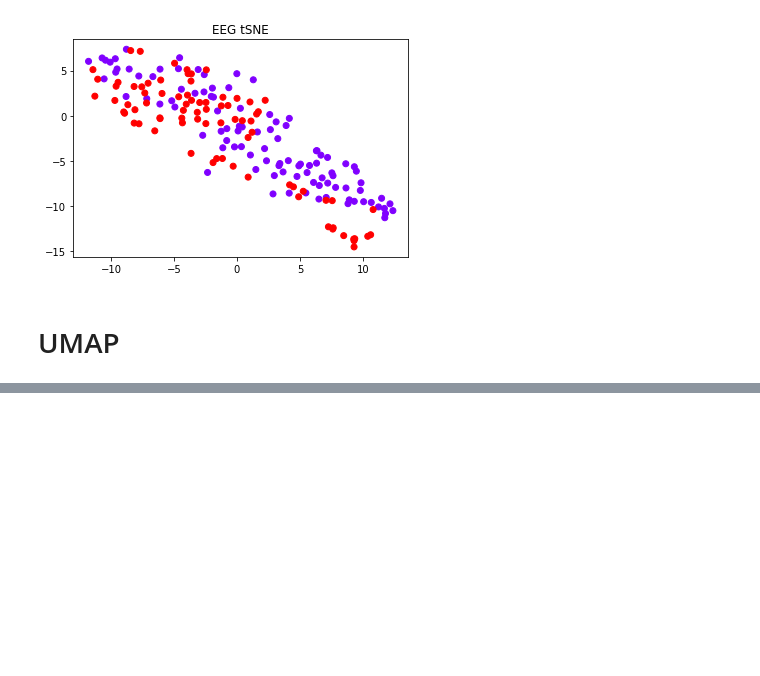
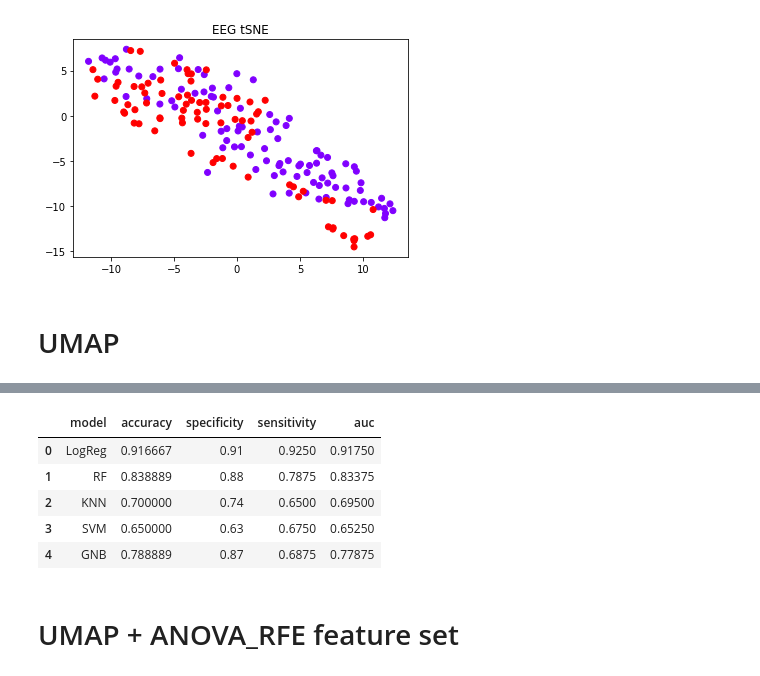
Before and after one commit to hammadkhann/ML-for-AI-and-DS, a Jupyter notebook: Case_study1/Feature_Engineering_Case_Study_1_Hammad.ipynb, the cells around one changed output, grey strips where cells are left out. Cells and saved outputs as stored; diff of their text form; code cells hidden in the pictures; blank space fills up the shorter version.

```diff
--- a/Case_study1/Feature_Engineering_Case_Study_1_Hammad.ipynb
+++ b/Case_study1/Feature_Engineering_Case_Study_1_Hammad.ipynb
@@ -434,0 +452,20 @@ Text(0.5, 1.0, 'UMAP tSNE')
+# %%
+n_comp = 2
+pca = sklearn.decomposition.PCA(n_components=n_comp).fit(X)
+
+X_pca = pd.DataFrame(pca.transform(X))
+X_df = pd.DataFrame(anova_rfe_data)
+
+X_pca.columns = ['pca_'+str(i) for i in range(n_comp)]
+pca_data = pd.concat([X_df, X_pca], axis=1)
+pca_data = np.array(pca_data)
+# %%
+pca_results = evaluate(models, pca_data, kf)
+pca_results
+# %% [output]
+|  | model | accuracy | specificity | sensitivity | auc |
+| 0 | LogReg | 0.916667 | 0.91 | 0.9250 | 0.91750 |
+| 1 | RF | 0.838889 | 0.88 | 0.7875 | 0.83375 |
+| 2 | KNN | 0.700000 | 0.74 | 0.6500 | 0.69500 |
+| 3 | SVM | 0.650000 | 0.63 | 0.6750 | 0.65250 |
+| 4 | GNB | 0.788889 | 0.87 | 0.6875 | 0.77875 |
@@ -434,0 +478,2 @@ Text(0.5, 1.0, 'UMAP tSNE')
+# %% [markdown]
+# UMAP + ANOVA_RFE feature set
```
Also changed, not shown: parts of 12 cells of this notebook.
